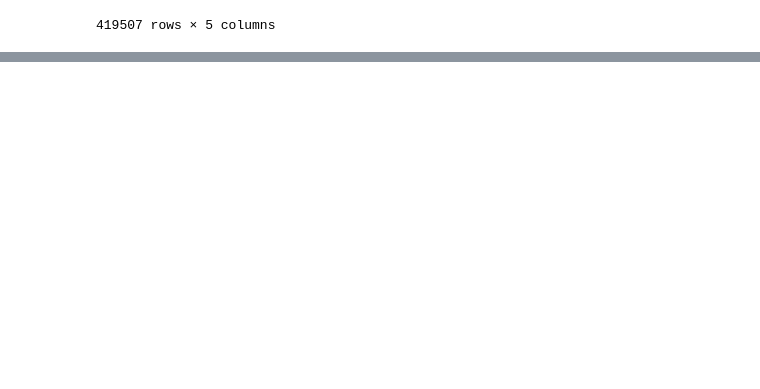
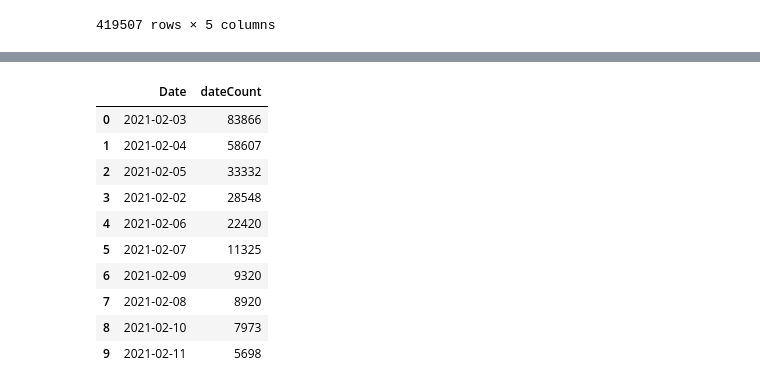
Before and after one commit to vchauriye/Diagnostico, a Jupyter notebook: twitter.ipynb, the cells around one changed output, grey strips where cells are left out. Saved outputs shown, nothing was run; the diff lists cells and outputs as text; code cells hidden in the pictures; blank space fills up the shorter version.

```diff
--- a/twitter.ipynb
+++ b/twitter.ipynb
@@ -89,0 +129,20 @@ Ahora tenemos un dataframe de tweets que nos sirve para realizar los analisis pe
+# %%
+def top_day():
+    sorted_days = tweets['date'].value_counts()
+    top_days = sorted_days[:10].to_frame().reset_index()
+    top_d = top_days.rename(columns={"index": "Date", "date": "dateCount"})
+    return top_d
+
+top_day()
+# %% [output]
+|  | Date | dateCount |
+| 0 | 2021-02-03 | 83866 |
+| 1 | 2021-02-04 | 58607 |
+| 2 | 2021-02-05 | 33332 |
+| 3 | 2021-02-02 | 28548 |
+| 4 | 2021-02-06 | 22420 |
+| 5 | 2021-02-07 | 11325 |
+| 6 | 2021-02-09 | 9320 |
+| 7 | 2021-02-08 | 8920 |
+| 8 | 2021-02-10 | 7973 |
+| 9 | 2021-02-11 | 5698 |
```
Also changed, not shown: parts of 4 cells of this notebook.
